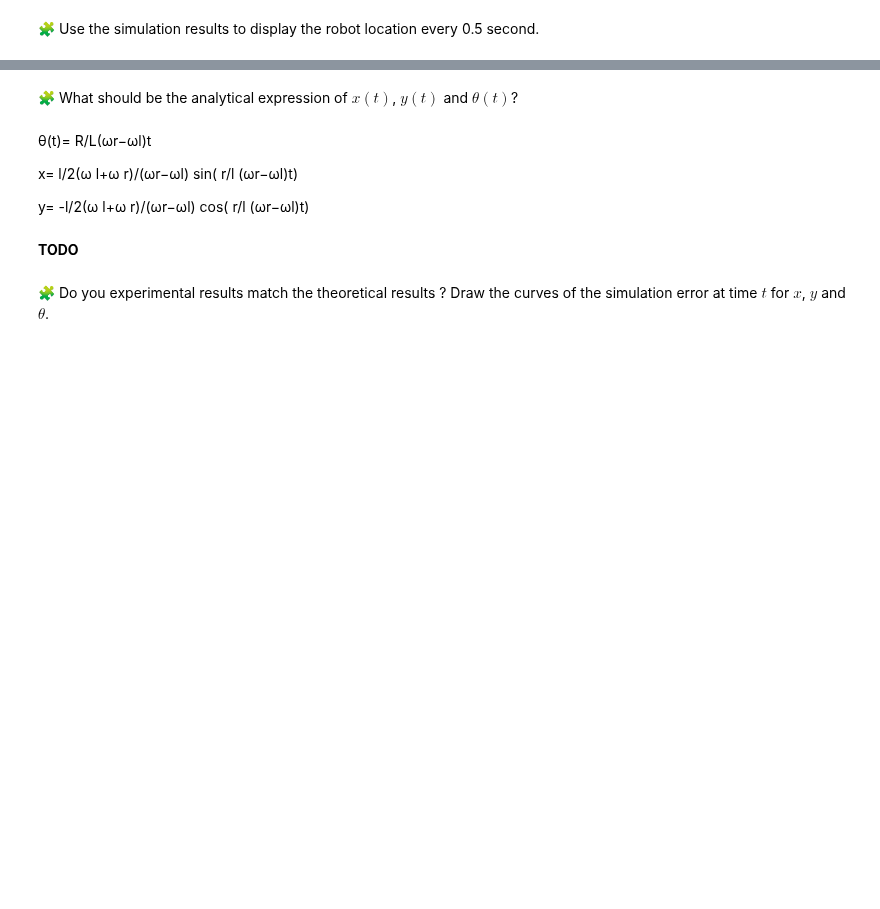
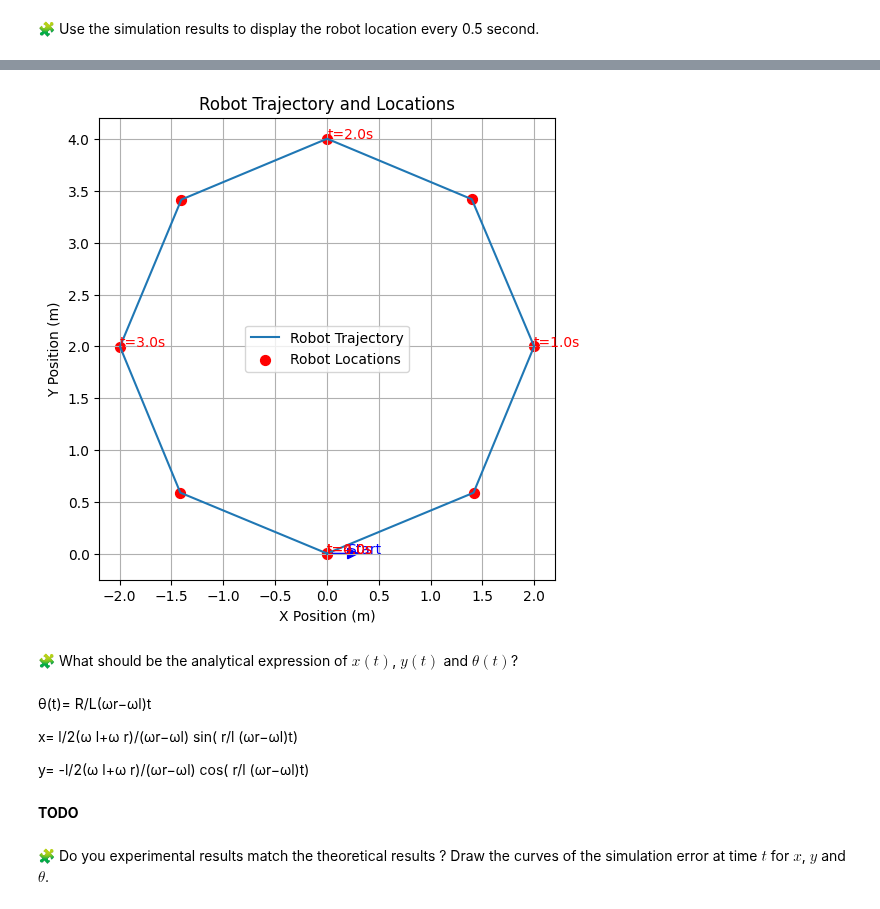
Before and after one commit to Youssef-ADOUIRI/control-engineering-with-python-project-2023-2024, a Jupyter notebook: Project-part-1.ipynb, the cells around one changed output, grey strips where cells are left out. Cells and saved outputs as stored; diff of their text form; code cells hidden in the pictures; blank space fills up the shorter version.

```diff
--- a/Project-part-1.ipynb
+++ b/Project-part-1.ipynb
@@ -329,3 +335,48 @@ show()
+# %%
+
+x0, y0, theta0 = 0.0, 0.0, 0.0
+initial_state = np.array([x0, y0, theta0])
+
+t_span = (0.0, 4.0)
+
+
+solution = solve_ivp(fun, t_span, initial_state, dense_output=True)
+
+
+t_eval = np.arange(0.0, 4.5, 0.5)
+state_trajectory = solution.sol(t_eval)
+
+
+x_trajectory = state_trajectory[0]
+y_trajectory = state_trajectory[1]
+theta_trajectory = state_trajectory[2]
+
+
+plt.figure(figsize=(8, 6))
+plt.plot(x_trajectory, y_trajectory, label='Robot Trajectory')
+plt.scatter(x_trajectory, y_trajectory, color='red', label='Robot Locations', s=50)
+
+
+plt.arrow(x0, y0, 0.2*np.cos(theta0), 0.2*np.sin(theta0), head_width=0.1, head_length=0.1, fc='blue', ec='blue')
+plt.text(x0 + 0.2*np.cos(theta0), y0 + 0.2*np.sin(theta0), 'Start', color='blue')
+
+
+for i, (x, y, theta) in enumerate(zip(x_trajectory, y_trajectory, theta_trajectory)):
+    if i % 2 == 0:
+        plt.text(x, y, f't={t_eval[i]:.1f}s', color='red')
+
+
+plt.title('Robot Trajectory and Locations')
+plt.xlabel('X Position (m)')
+plt.ylabel('Y Position (m)')
+plt.legend()
+
+
+plt.gca().set_aspect('equal')
+plt.grid(True)
+plt.show()
+# %% [output]
+[figure, added]
 # %% [markdown]
 🧩 What should be the analytical expression of $x(t)$, $y(t)$ and $\theta(t)$?
 # %% [markdown]
```
Also changed, not shown: parts of 10 cells of this notebook.
